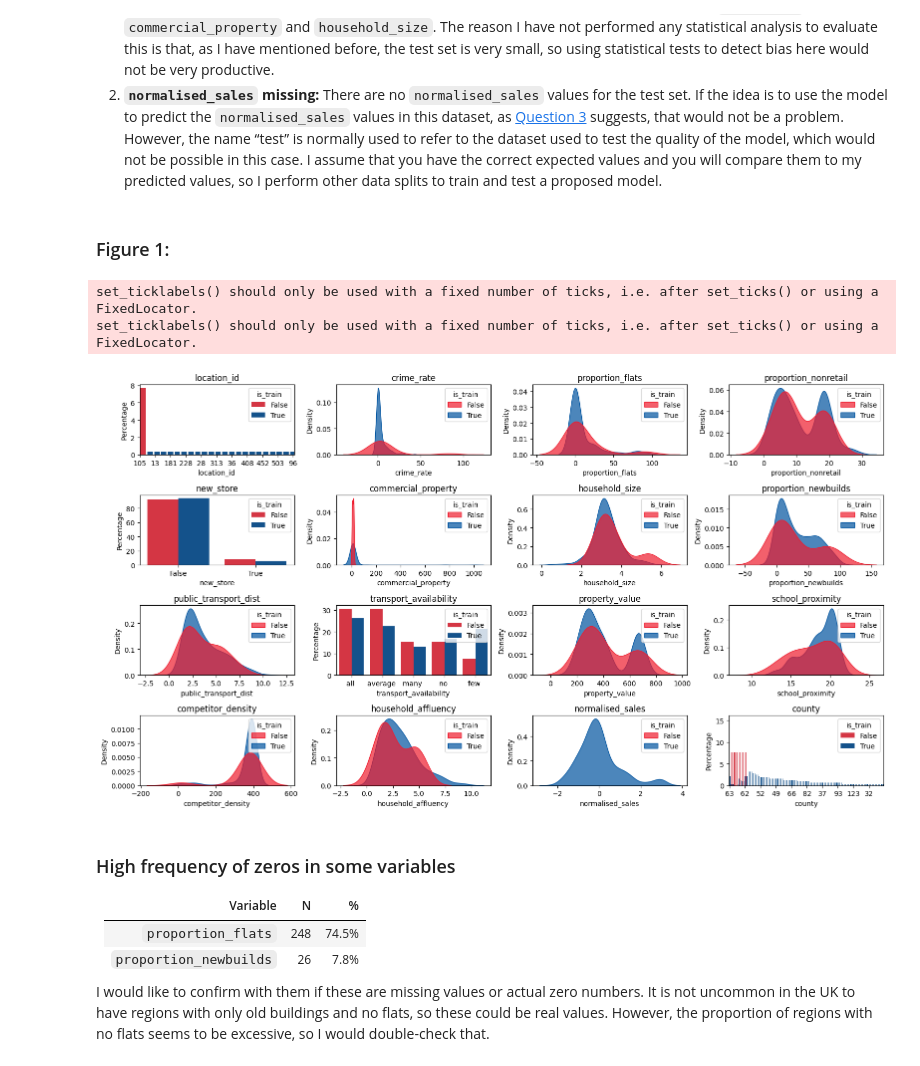
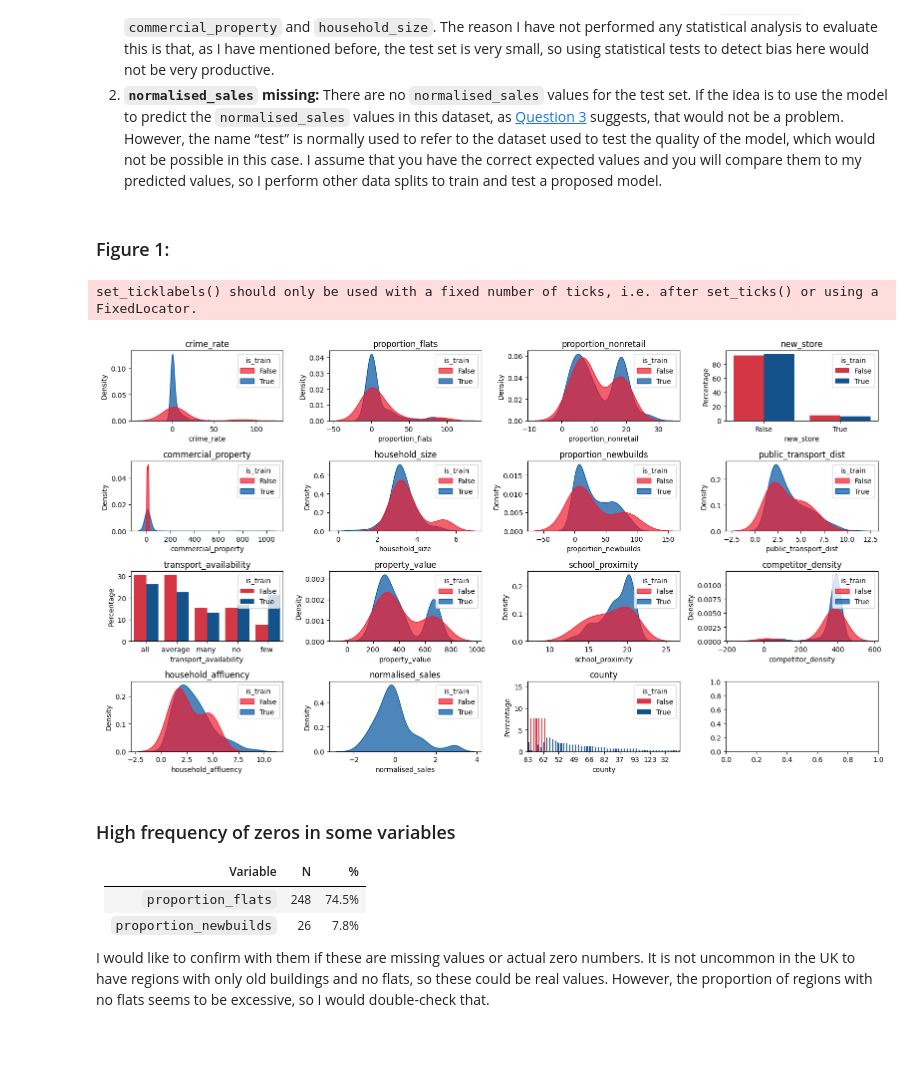
Before and after one commit to garciadias/tesco_ds, a Jupyter notebook: notebooks/my_solution.ipynb, the cells around one changed output. Drawn from its saved outputs; the diff is of its cells as text; code cells hidden in the pictures.

```diff
--- a/notebooks/my_solution.ipynb
+++ b/notebooks/my_solution.ipynb
@@ -89,13 +91,11 @@ If the idea is to use the model to predict the `normalised_sales` values in this
 # %%
 display(Markdown("### Figure 1:"))
 df = preprocessing.load_preprocessed_data("tesco_dataset")
-fig_1 = distribution_view(df)
-# !!!!!!!!!! Location ID seems to be wrong (remove or fix) !!!!!!!!!!!!!!!!
+fig_1 = distribution_view(df.set_index("location_id"))
 # %% [output]
 ### Figure 1:
 set_ticklabels() should only be used with a fixed number of ticks, i.e. after set_ticks() or using a FixedLocator.
-set_ticklabels() should only be used with a fixed number of ticks, i.e. after set_ticks() or using a FixedLocator.
-[figure, old version]
+[figure, new version]
 # %% [markdown]
 
 ### High frequency of zeros in some variables
```
Also changed, not shown: parts of 7 cells of this notebook, 3 other files.
